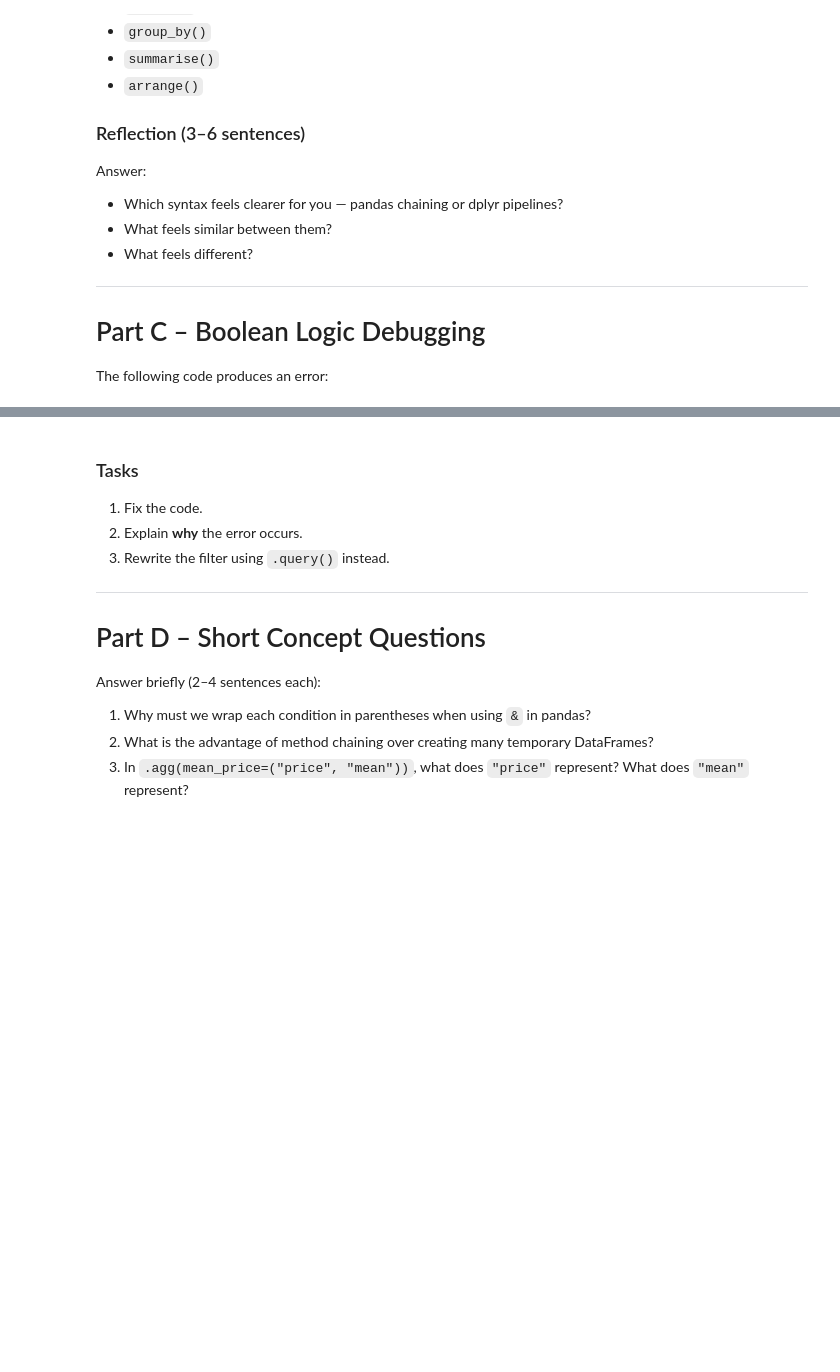
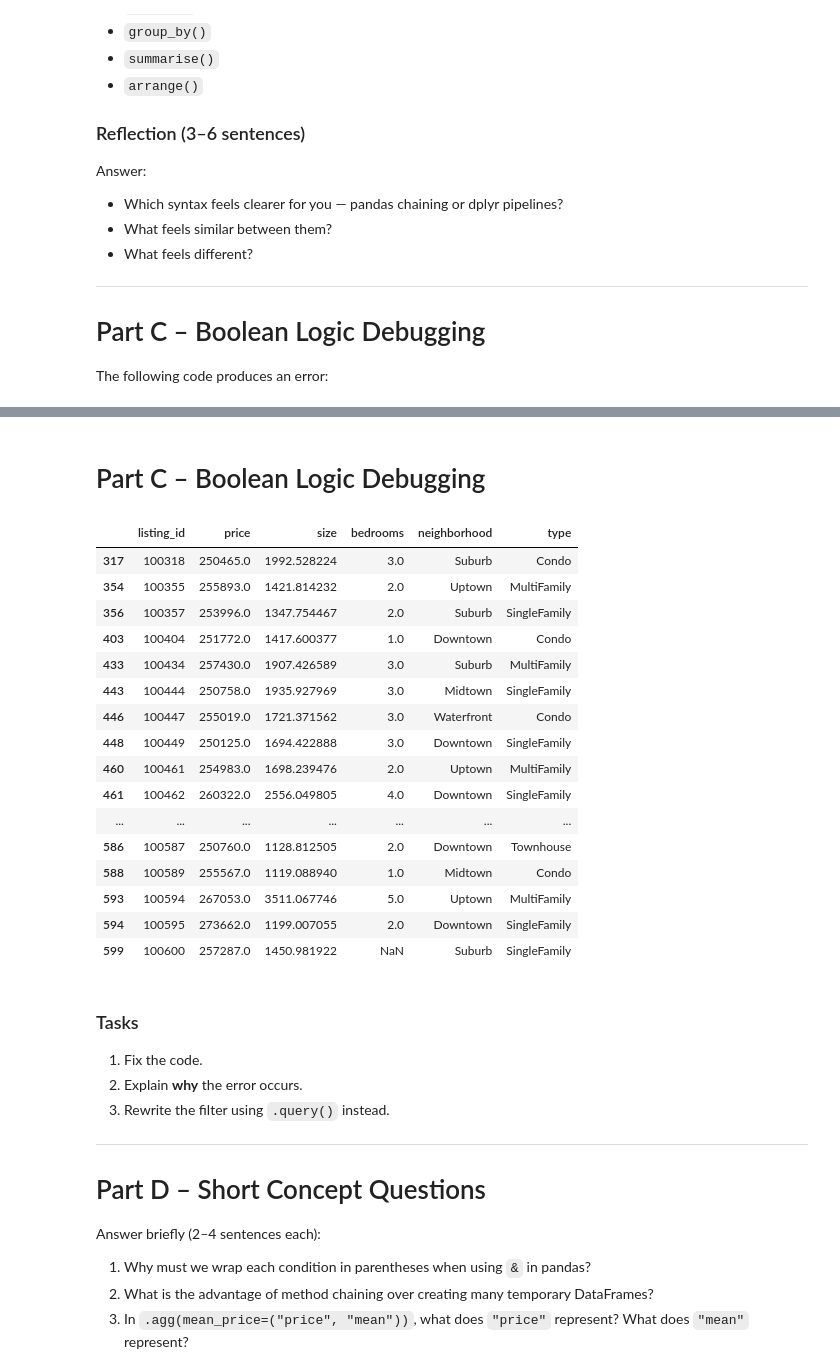
Before and after one commit to nikamade/Data201_MoniqueMadinkoEpseKamgui, a Jupyter notebook: assignment2.ipynb, the cells around one changed output, grey strips where cells are left out. Cells and saved outputs as stored; diff of their text form; code cells hidden in the pictures; blank space fills up the shorter version.

```diff
--- a/assignment2.ipynb
+++ b/assignment2.ipynb
@@ -26,4 +26,4 @@ By completing this assignment, you should be able to:
 Use the provided dataset: `housing.csv`
 # %%
 import pandas as pd
-df = pd.read_csv("housing.csv")
+df = pd.read_csv("https://raw.githubusercontent.com/Reben80/Data201/refs/heads/main/Dataset/housing.csv")
@@ -89,5 +143,26 @@ The following code produces an error:
+# %% [markdown]
+# Part C – Boolean Logic Debugging
 # %%
-df[df["price"] > 250000 & df["size"] > 1000]
+# df[df["price"] > 250000 & df["size"] > 1000]
+df[(df["price"] > 250000) & (df["size"] > 1000)]
+# %% [output]
+|  | listing_id | price | size | bedrooms | neighborhood | type |
+| 317 | 100318 | 250465.0 | 1992.528224 | 3.0 | Suburb | Condo |
+| 354 | 100355 | 255893.0 | 1421.814232 | 2.0 | Uptown | MultiFamily |
+| 356 | 100357 | 253996.0 | 1347.754467 | 2.0 | Suburb | SingleFamily |
+| 403 | 100404 | 251772.0 | 1417.600377 | 1.0 | Downtown | Condo |
+| 433 | 100434 | 257430.0 | 1907.426589 | 3.0 | Suburb | MultiFamily |
+| 443 | 100444 | 250758.0 | 1935.927969 | 3.0 | Midtown | SingleFamily |
+| 446 | 100447 | 255019.0 | 1721.371562 | 3.0 | Waterfront | Condo |
+| 448 | 100449 | 250125.0 | 1694.422888 | 3.0 | Downtown | SingleFamily |
+| 460 | 100461 | 254983.0 | 1698.239476 | 2.0 | Uptown | MultiFamily |
+| 461 | 100462 | 260322.0 | 2556.049805 | 4.0 | Downtown | SingleFamily |
+| ... | ... | ... | ... | ... | ... | ... |
+| 586 | 100587 | 250760.0 | 1128.812505 | 2.0 | Downtown | Townhouse |
+| 588 | 100589 | 255567.0 | 1119.088940 | 1.0 | Midtown | Condo |
+| 593 | 100594 | 267053.0 | 3511.067746 | 5.0 | Uptown | MultiFamily |
+| 594 | 100595 | 273662.0 | 1199.007055 | 2.0 | Downtown | SingleFamily |
+| 599 | 100600 | 257287.0 | 1450.981922 | NaN | Suburb | SingleFamily |
 # %% [markdown]
 ### Tasks
 
```
Also changed, not shown: parts of 11 cells of this notebook.
